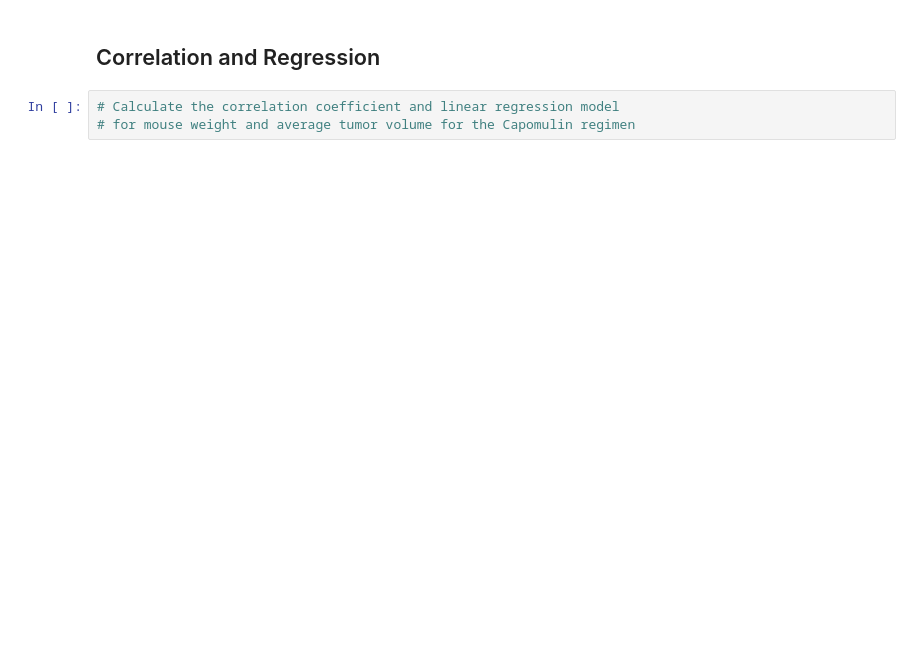
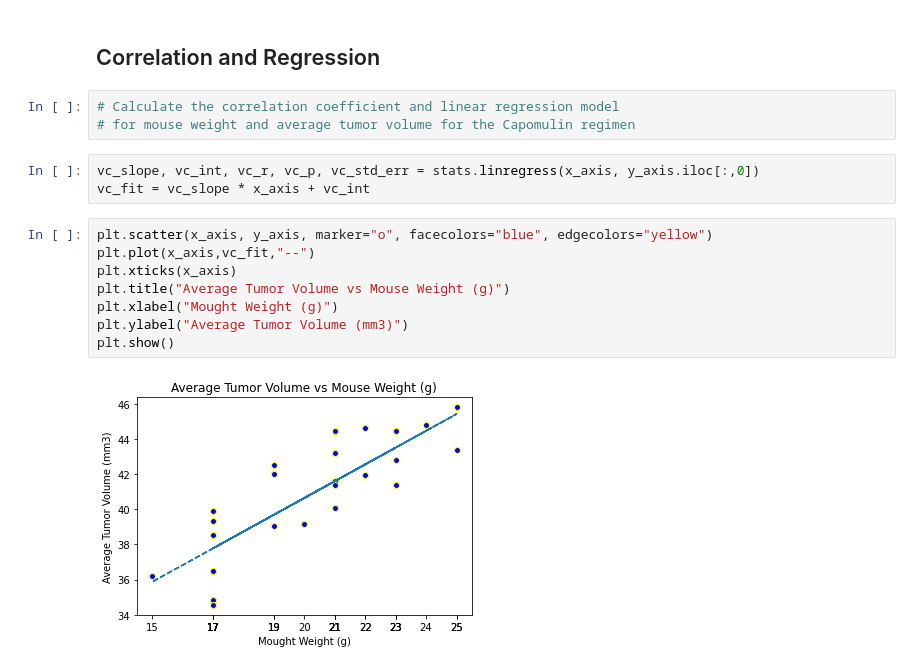
Before and after one commit to cbauer15/Matplotlib_Challenge, a Jupyter notebook: HW/Instructions/Pymaceuticals/pymaceuticals_starter.ipynb, the cells around one changed output. Drawn from its saved outputs; the diff is of its cells as text; blank space fills up the shorter version.

```diff
--- a/HW/Instructions/Pymaceuticals/pymaceuticals_starter.ipynb
+++ b/HW/Instructions/Pymaceuticals/pymaceuticals_starter.ipynb
@@ -421,3 +422,16 @@ plt.ylabel("Tumor Volume (mm3)")
 # %%
 # Calculate the correlation coefficient and linear regression model
 # for mouse weight and average tumor volume for the Capomulin regimen
+# %%
+vc_slope, vc_int, vc_r, vc_p, vc_std_err = stats.linregress(x_axis, y_axis.iloc[:,0])
+vc_fit = vc_slope * x_axis + vc_int
+# %%
+plt.scatter(x_axis, y_axis, marker="o", facecolors="blue", edgecolors="yellow")
+plt.plot(x_axis,vc_fit,"--")
+plt.xticks(x_axis)
+plt.title("Average Tumor Volume vs Mouse Weight (g)")
+plt.xlabel("Mought Weight (g)")
+plt.ylabel("Average Tumor Volume (mm3)")
+plt.show()
+# %% [output]
+[figure, added]
```
Also changed, not shown: parts of 5 cells of this notebook, 1 other file.
